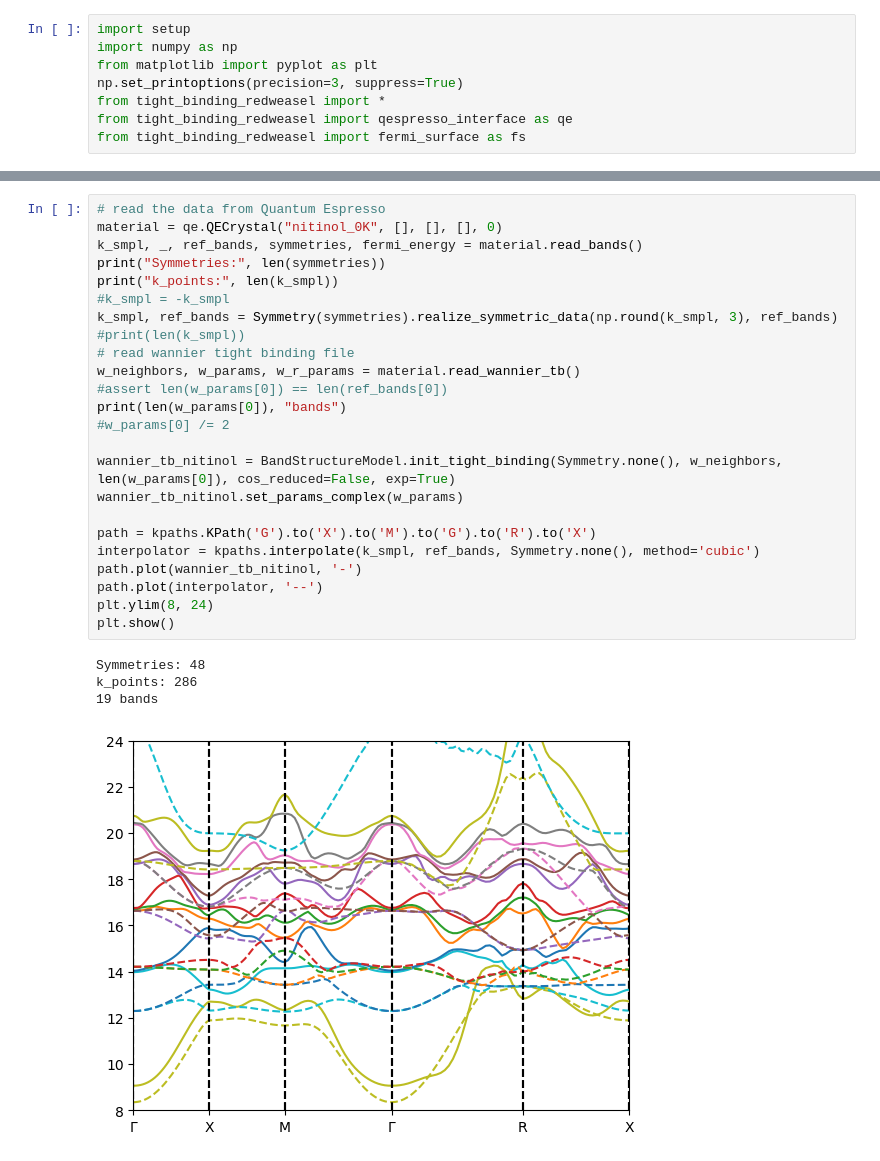
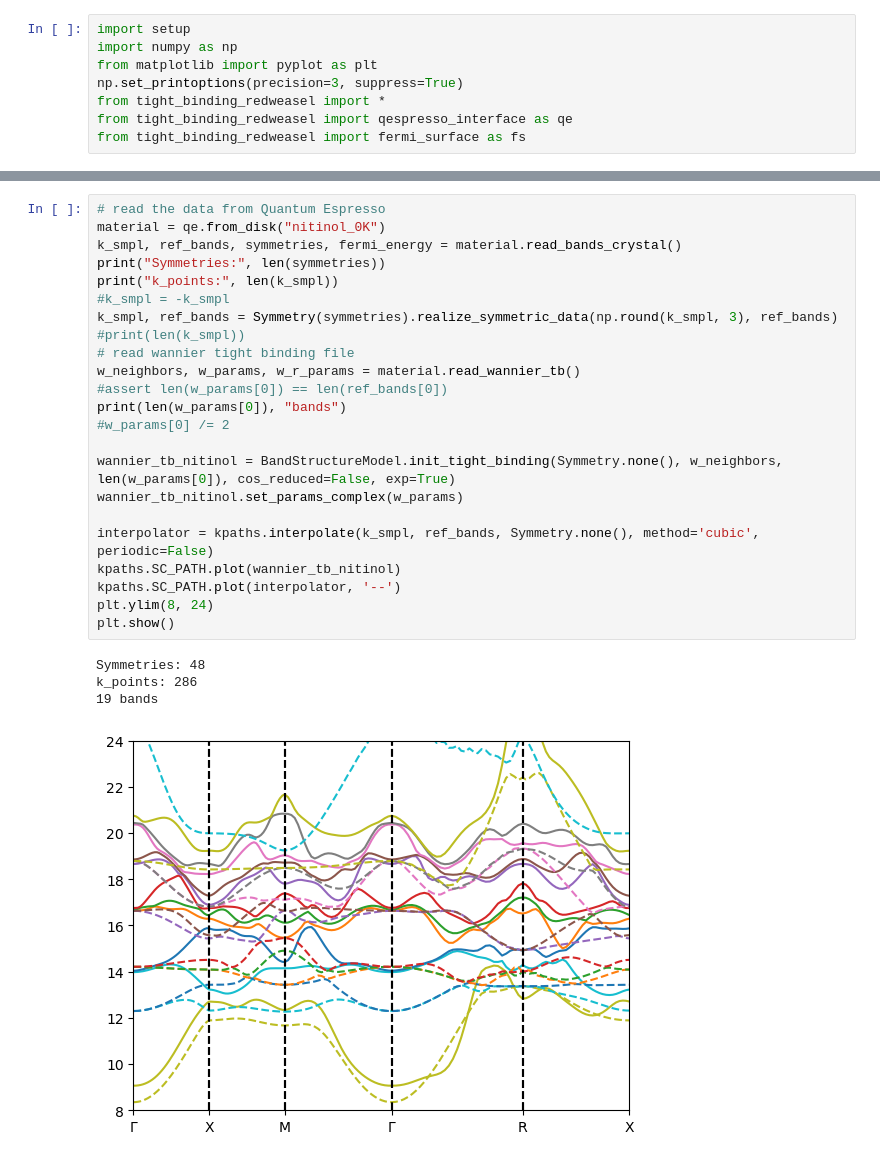
Before and after one commit to redweasel/tight-binding, a Jupyter notebook: notebooks/AsymTightBinding.ipynb, the cells around one changed output, grey strips where cells are left out. Saved outputs shown, nothing was run; the diff lists cells and outputs as text.

```diff
--- a/notebooks/AsymTightBinding.ipynb
+++ b/notebooks/AsymTightBinding.ipynb
@@ -93,33 +69,32 @@ fs.plot_2D_fermi_surface(tb_nitinol, fermi_energy, N=63)
 [figure]
 # %%
 # read the data from Quantum Espresso
-material = qe.QECrystal("nitinol_0K", [], [], [], 0)
-k_smpl, _, ref_bands, symmetries, fermi_energy = material.read_bands()
+material = qe.from_disk("nitinol_0K")
+k_smpl, ref_bands, symmetries, fermi_energy = material.read_bands_crystal()
 print("Symmetries:", len(symmetries))
 print("k_points:", len(k_smpl))
 #k_smpl = -k_smpl
 k_smpl, ref_bands = Symmetry(symmetries).realize_symmetric_data(np.round(k_smpl, 3), ref_bands)
 #print(len(k_smpl))
 # read wannier tight binding file
 w_neighbors, w_params, w_r_params = material.read_wannier_tb()
 #assert len(w_params[0]) == len(ref_bands[0])
 print(len(w_params[0]), "bands")
 #w_params[0] /= 2
 
 wannier_tb_nitinol = BandStructureModel.init_tight_binding(Symmetry.none(), w_neighbors, len(w_params[0]), cos_reduced=False, exp=True)
 wannier_tb_nitinol.set_params_complex(w_params)
 
-path = kpaths.KPath('G').to('X').to('M').to('G').to('R').to('X')
-interpolator = kpaths.interpolate(k_smpl, ref_bands, Symmetry.none(), method='cubic')
-path.plot(wannier_tb_nitinol, '-')
-path.plot(interpolator, '--')
+interpolator = kpaths.interpolate(k_smpl, ref_bands, Symmetry.none(), method='cubic', periodic=False)
+kpaths.SC_PATH.plot(wannier_tb_nitinol)
+kpaths.SC_PATH.plot(interpolator, '--')
 plt.ylim(8, 24)
 plt.show()
 # %% [output]
 Symmetries: 48
 k_points: 286
 19 bands
-[figure, old version]
+[figure, new version]
 # %%
 # plot how the unitary rotation matrices behave by plotting
 # a few components of the matrices along a k-line
```
Also changed, not shown: parts of 16 cells of this notebook, 14 other files.
